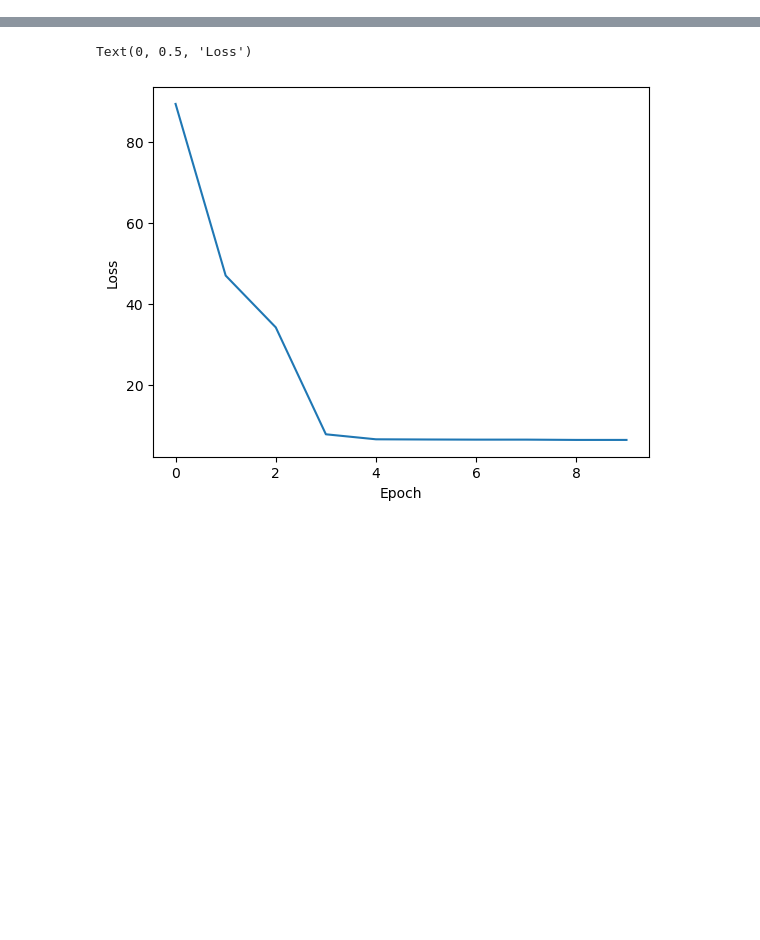
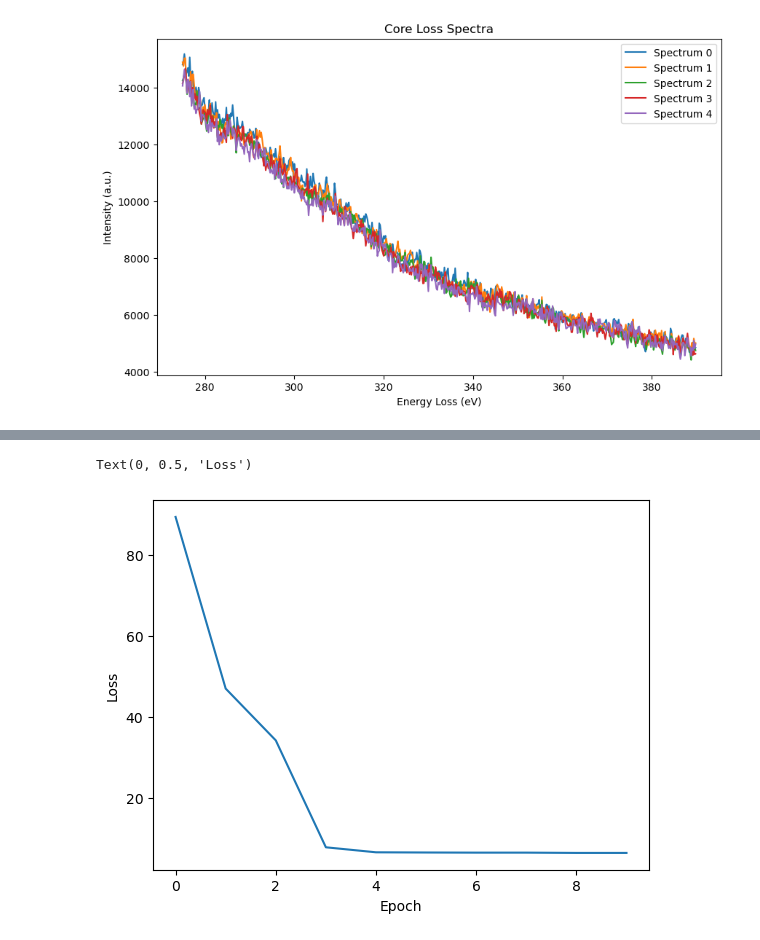
Before and after one commit to BWielen/CLFitter, a Jupyter notebook: Examples/BackgroundParameterization.ipynb, the cells around one changed output, grey strips where cells are left out. Cells and saved outputs as stored; diff of their text form; code cells hidden in the pictures; blank space fills up the shorter version.

```diff
--- a/Examples/BackgroundParameterization.ipynb
+++ b/Examples/BackgroundParameterization.ipynb
@@ -9,5 +263,14 @@ import matplotlib.pyplot as plt
 # %%
-path_to_data = "../Data/hBN-200kV-stem-eels-core-loss-loc_002.dm4"
-raw_data = dm.file_reader(path_to_data)
-print(raw_data)
+path_to_data = "../Data/008_core_loss_line_020evpx_1mm.dm3"
+objectNN = NNparameterization()
+objectNN.read_dm3(path_to_data)
+objectNN.align_data()
+objectNN.window_data(lower=275, higher=390)
+objectNN.plot_spectra(spectra_indices=[0, 1, 2, 3, 4])
+objectNN.calculate_integrated_intensity()
+objectNN.cluster_data(n_clusters=4)
+objectNN.prepare_X_mc_data()
+objectNN.prepare_X_eval_data()
+objectNN.train_MC_replica_parallel(n_mc_replicas=10)
 # %% [output]
+[figure, added]
```
Also changed, not shown: parts of 9 cells of this notebook, 5 other files.
